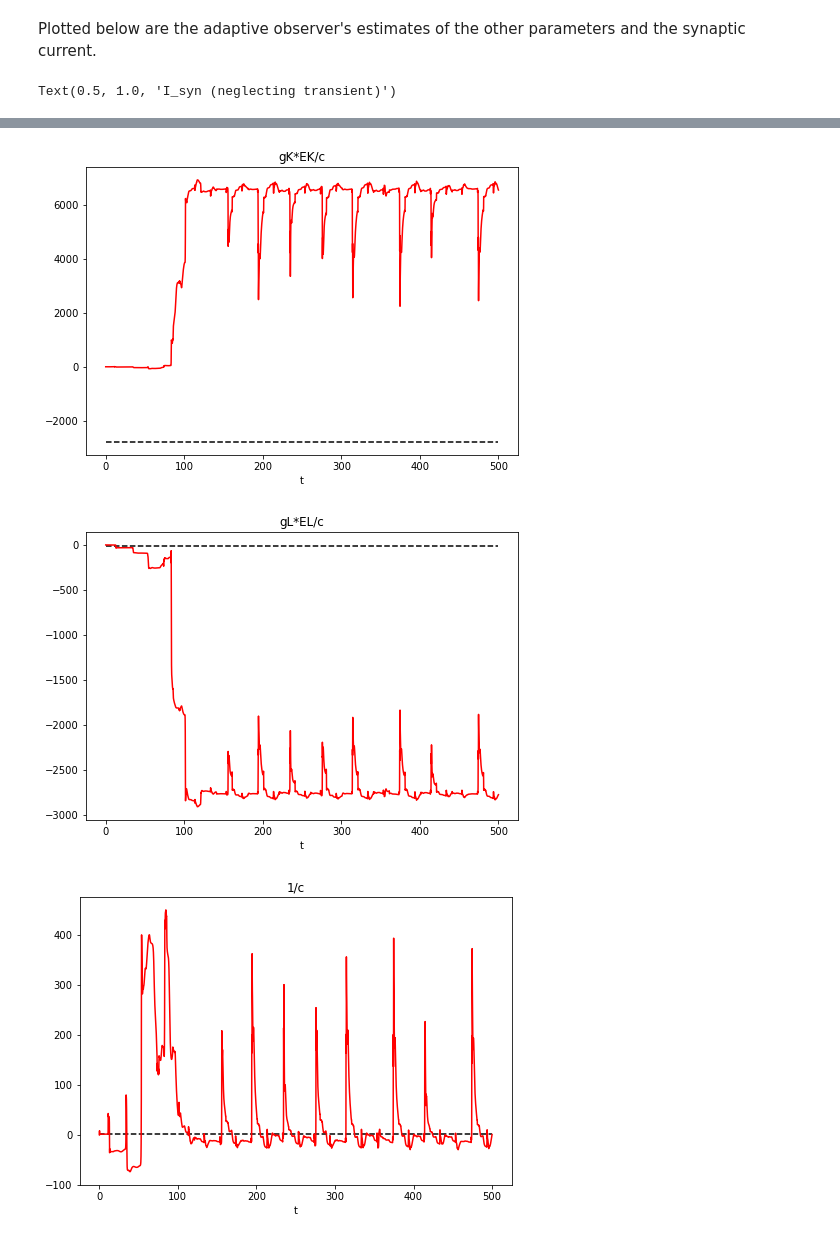
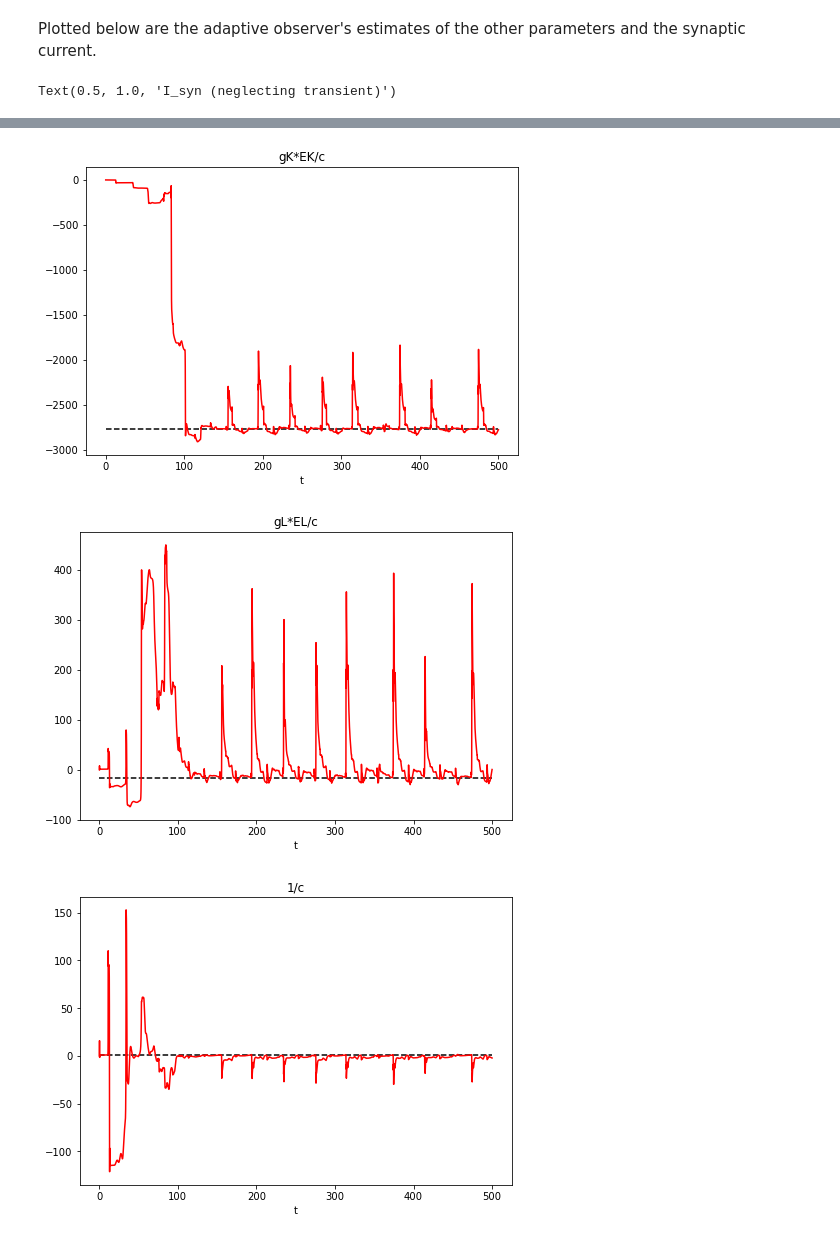
Before and after one commit to RJZS/adaptive-conductance-control, a Jupyter notebook: HH neuron rejecting HH neuron.ipynb, the cells around one changed output, grey strips where cells are left out. Saved outputs shown, nothing was run; the diff lists cells and outputs as text; code cells hidden in the pictures.

```diff
--- a/HH neuron rejecting HH neuron.ipynb
+++ b/HH neuron rejecting HH neuron.ipynb
@@ -115,27 +115,27 @@ plt3ax.set_title("gL/c")
 plt4 = plt.figure(); plt4ax = plt4.add_axes([0,0,1,1])
 plt4ax.plot([0,Tfinal],[g[0]*E[0]/c,g[0]*E[0]/c],color="black",linestyle="dashed",label="gNa*ENa/c")
 plt4ax.set_xlabel("t")
-plt4ax.plot(t,θ̂[3,:],color="red")
+plt4ax.plot(t,θ̂[4,:],color="red")
 plt4ax.set_title("gNa*ENa/c")
 
 # gK*EK/c
 plt5 = plt.figure(); plt5ax = plt5.add_axes([0,0,1,1])
 plt5ax.plot([0,Tfinal],[g[1]*E[1]/c,g[1]*E[1]/c],color="black",linestyle="dashed",label="gK*EK/c")
-plt5ax.plot(t,θ̂[4,:],color="red")
+plt5ax.plot(t,θ̂[5,:],color="red")
 plt5ax.set_xlabel("t")
 plt5ax.set_title("gK*EK/c")
 
 # gL*EL/c
 plt6 = plt.figure(); plt6ax = plt6.add_axes([0,0,1,1])
 plt6ax.plot([0,Tfinal],[g[2]*E[2]/c,g[2]*E[2]/c],color="black",linestyle="dashed",label="gL*EL/c")
-plt6ax.plot(t,θ̂[5,:],color="red")
+plt6ax.plot(t,θ̂[6,:],color="red")
 plt6ax.set_xlabel("t")
 plt6ax.set_title("gL*EL/c")
 
 # 1/c
 plt7 = plt.figure(); plt7ax = plt7.add_axes([0,0,1,1])
 plt7ax.plot([0,Tfinal],[1/c,1/c],color="black",linestyle="dashed",label="1/c")
-plt7ax.plot(t,θ̂[6,:],color="red")
+plt7ax.plot(t,θ̂[8,:],color="red")
 plt7ax.set_xlabel("t")
 plt7ax.set_title("1/c")
 
@@ -155,4 +155,4 @@ Text(0.5, 1.0, 'I_syn (neglecting transient)')
-[figure, old version]
+[figure, new version]
-[figure, old version]
+[figure, new version]
-[figure, old version]
+[figure, new version]
 [figure]
```
Also changed, not shown: parts of 9 cells of this notebook, 3 other files.
